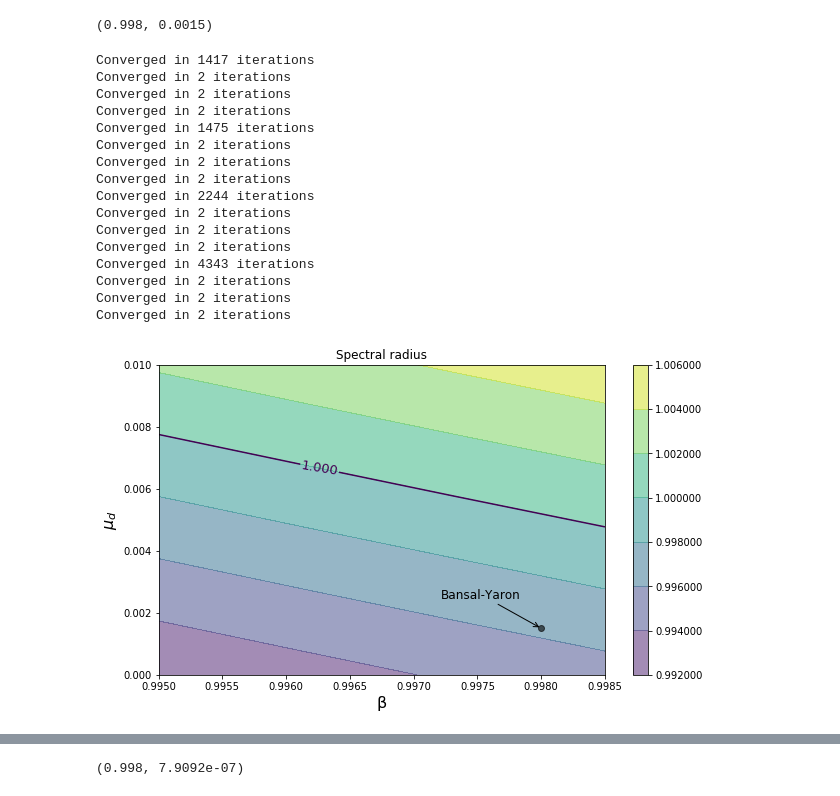
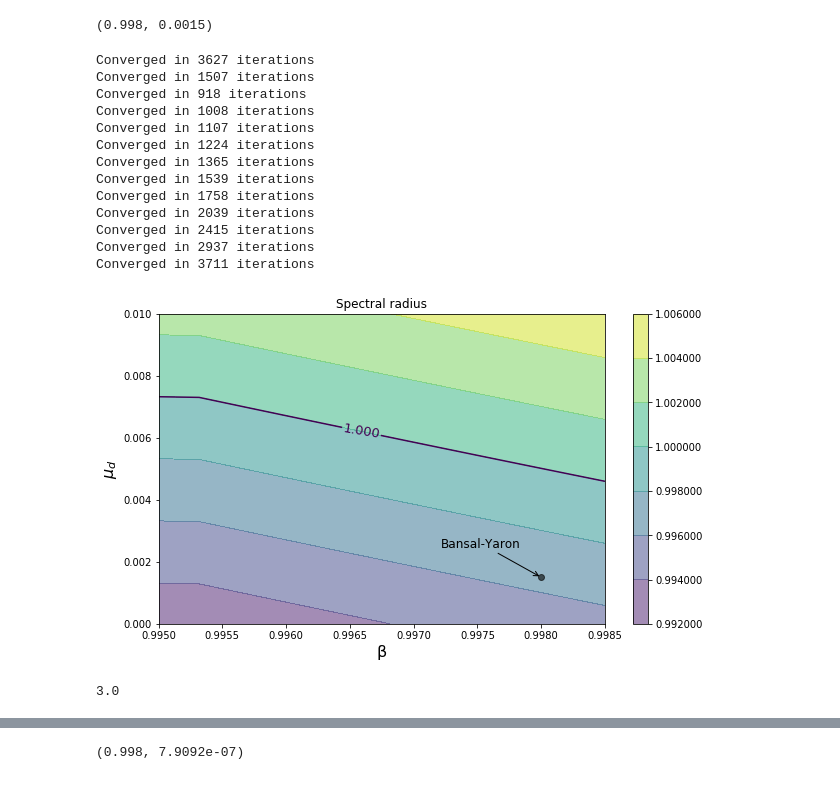
Before and after one commit to jstac/asset_pricing_code, a Jupyter notebook: ez_code/sandpit_by_stability_plots.ipynb, the cells around one changed output, grey strips where cells are left out. Drawn from its saved outputs; the diff is of its cells as text; code cells hidden in the pictures.

```diff
--- a/ez_code/sandpit_by_stability_plots.ipynb
+++ b/ez_code/sandpit_by_stability_plots.ipynb
@@ -56,25 +59,26 @@ by.β, by.μ_d
 # %%
 stability_plot(BY,
                'β', 0.995, 0.9985,
                'μ_d', 0.0, 0.01,
                 ylabel="$\mu_d$",
                 coords=(-100, 30),
-                G=4)
+                G=12)
 # %% [output]
-Converged in 1417 iterations
-Converged in 2 iterations
-Converged in 2 iterations
-Converged in 2 iterations
-Converged in 1475 iterations
-Converged in 2 iterations
-Converged in 2 iterations
-Converged in 2 iterations
-Converged in 2244 iterations
-Converged in 2 iterations
-Converged in 2 iterations
-Converged in 2 iterations
-Converged in 4343 iterations
-Converged in 2 iterations
-Converged in 2 iterations
-Converged in 2 iterations
+Converged in 3627 iterations
+Converged in 1507 iterations
+Converged in 918 iterations
+Converged in 1008 iterations
+Converged in 1107 iterations
+Converged in 1224 iterations
+Converged in 1365 iterations
+Converged in 1539 iterations
+Converged in 1758 iterations
+Converged in 2039 iterations
+Converged in 2415 iterations
+Converged in 2937 iterations
+Converged in 3711 iterations
-[figure, old version]
+[figure, new version]
+# %%
+by.α
+# %% [output]
+3.0
```
Also changed, not shown: parts of 7 cells of this notebook, 4 other files.
